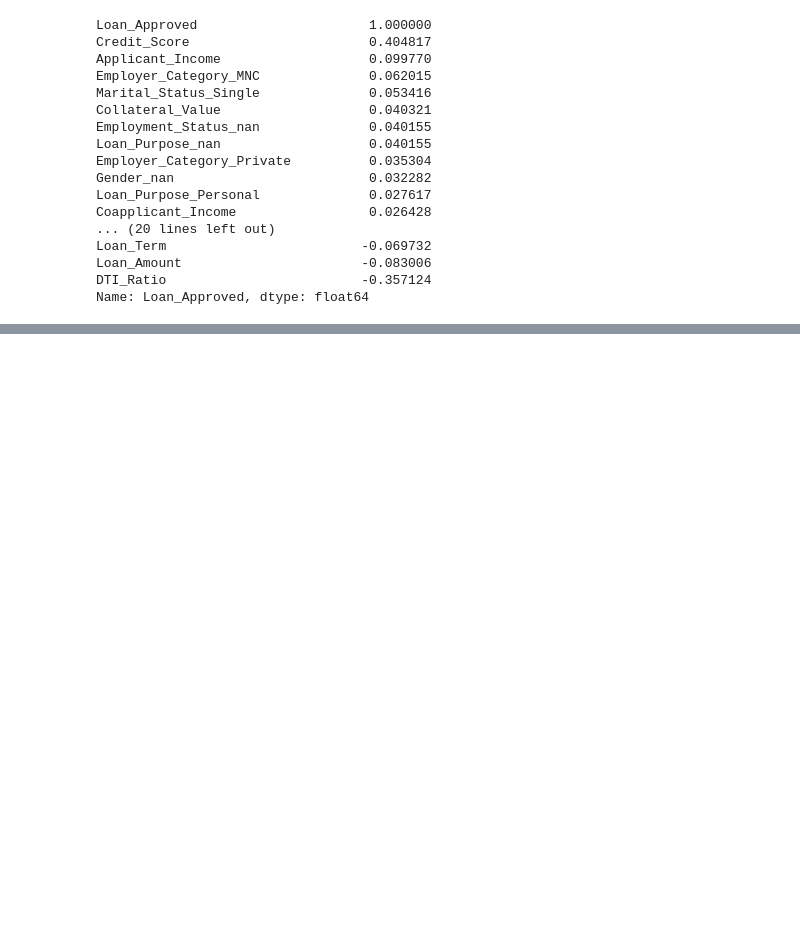
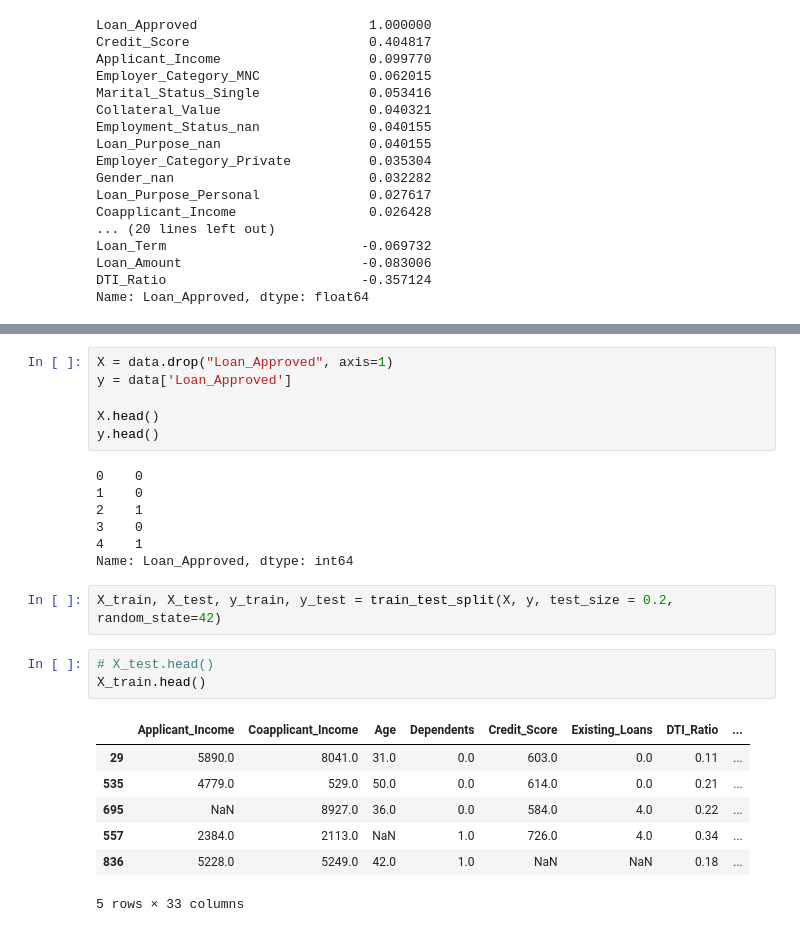
Before and after one commit to JitendraSingh1435/Credit-wise-Loan-Approval-System, a Jupyter notebook: loan approval system.ipynb, the cells around one changed output, grey strips where cells are left out. Cells and saved outputs as stored; diff of their text form; blank space fills up the shorter version.

```diff
--- a/loan approval system.ipynb
+++ b/loan approval system.ipynb
@@ -340,0 +346,26 @@ sns.heatmap(
+# %%
+X = data.drop("Loan_Approved", axis=1)
+y = data['Loan_Approved']
+
+X.head()
+y.head()
+# %% [output]
+0    0
+1    0
+2    1
+3    0
+4    1
+Name: Loan_Approved, dtype: int64
+# %%
+X_train, X_test, y_train, y_test = train_test_split(X, y, test_size = 0.2, random_state=42)
+# %%
+# X_test.head()
+X_train.head()
+# %% [output]
+|  | Applicant_Income | Coapplicant_Income | Age | Dependents | Credit_Score | Existing_Loans | DTI_Ratio | ... |
+| 29 | 5890.0 | 8041.0 | 31.0 | 0.0 | 603.0 | 0.0 | 0.11 | ... |
+| 535 | 4779.0 | 529.0 | 50.0 | 0.0 | 614.0 | 0.0 | 0.21 | ... |
+| 695 | NaN | 8927.0 | 36.0 | 0.0 | 584.0 | 4.0 | 0.22 | ... |
+| 557 | 2384.0 | 2113.0 | NaN | 1.0 | 726.0 | 4.0 | 0.34 | ... |
+| 836 | 5228.0 | 5249.0 | 42.0 | 1.0 | NaN | NaN | 0.18 | ... |
+5 rows × 33 columns
```
Also changed, not shown: parts of 9 cells of this notebook.
